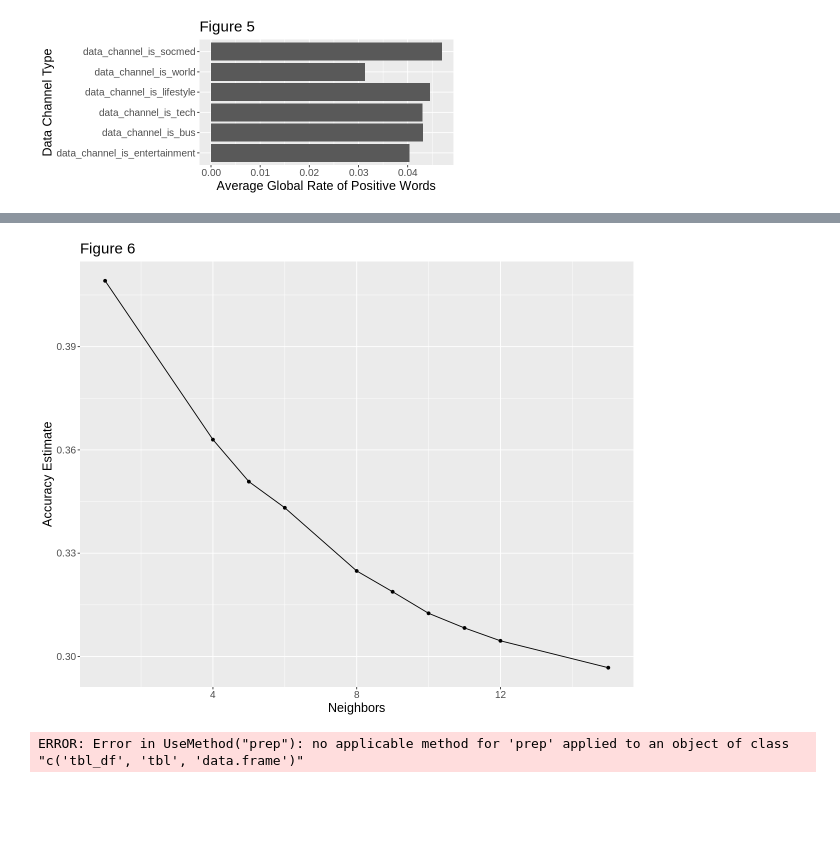
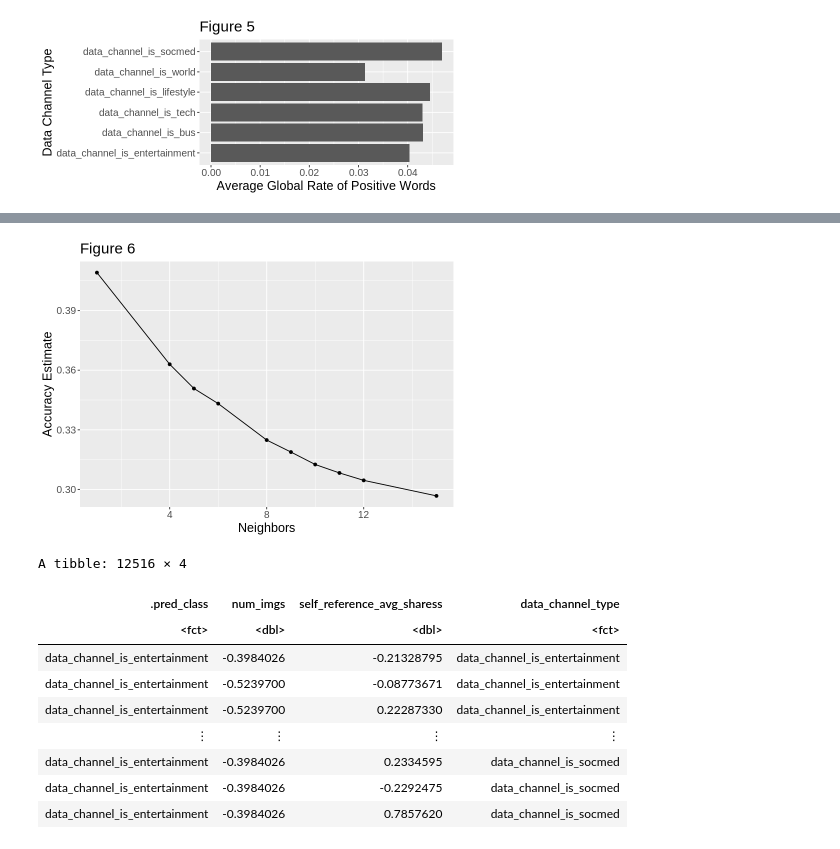
Before and after one commit to mahdiheydar/DSCI100Project, a Jupyter notebook: ProjectReport.ipynb, the cells around one changed output, grey strips where cells are left out. Cells and saved outputs as stored; diff of their text form; code cells hidden in the pictures; blank space fills up the shorter version.

Commit message:
updated graph

```diff
--- a/ProjectReport.ipynb
+++ b/ProjectReport.ipynb
@@ -216,21 +216,23 @@ knn_spec = nearest_neighbor(weight_func='rectangular', neighbors=tune()) %>%
 
 upsample_recipe <- recipe(data_channel_type ~ num_imgs + self_reference_avg_sharess, data = columns_interest) %>%
     step_upsample(data_channel_type, over_ratio = 1, skip = FALSE) %>%
-    prep() %>%
-    bake(columns_interest)
+    prep() # %>%
+#     bake(columns_interest)
 
+upsampled_columns_interest <- bake(upsample_recipe, columns_interest)
 
 # upsampled_news <- bake(upsample_recipe, columns_interest)
 #     upsampled_news %>%
 #     group_by(data_channel_type) %>%
 #     summarize(n = n())
 
-news_recipe <- recipe(data_channel_type ~ num_imgs + self_reference_avg_sharess, data = upsample_recipe) %>%
+news_recipe <- recipe(data_channel_type ~ num_imgs + self_reference_avg_sharess, data = upsampled_columns_interest) %>%
     step_scale(all_predictors()) %>%
-    step_center(all_predictors())
+    step_center(all_predictors()) %>%
+    prep()
 
 
-news_vfold = vfold_cv(upsample_recipe, v=5,strata=data_channel_type)
+news_vfold = vfold_cv(upsampled_columns_interest, v=5,strata=data_channel_type)
 
 knn_result <- workflow() %>%
     add_recipe(news_recipe) %>%
@@ -240,7 +242,7 @@ knn_result <- workflow() %>%
 
 accuracies <- knn_result %>%
     filter(.metric == "accuracy")
-options(repr.plot.width = 10, repr.plot.height=8)
+options(repr.plot.width = 7, repr.plot.height=5)
 accuracy_vs_k <- ggplot(accuracies, aes(x = neighbors, y = mean)) +
     geom_point() +
     geom_line() +
@@ -258,4 +255,4 @@ Call `lifecycle::last_warnings()` to see where this warning was generated.”
-[figure, old version]
+[figure, new version]
 # %%
 # ask about grid and k value
 # %%
@@ -267,16 +264,39 @@ knn_spec2 <- nearest_neighbor(weight_func='rectangular', neighbors=9) %>%
 knn_fit <- workflow() %>%
     add_recipe(news_recipe) %>%
     add_model(knn_spec2) %>%
-    fit(upsample_recipe)
+    fit(upsampled_columns_interest)
 testing_cols <- news_testing %>%
     select(data_channel_type,num_imgs, self_reference_avg_sharess) %>%
     na.omit()
-news_test_predictions <- predict(knn_fit, testing_cols) %>%
-    bind_cols(testing_cols)
 
-bake(news_test_predictions)
+#testing_cols
+
+standard_test_cols <- bake(news_recipe, testing_cols)
+
+upsample_recipe_test <- recipe(data_channel_type ~ num_imgs + self_reference_avg_sharess, data = standard_test_cols) %>%
+    step_upsample(data_channel_type, over_ratio = 1, skip = FALSE) %>%
+    prep()
+
+upsampled_test <- bake(upsample_recipe_test, standard_test_cols)
+
+#upsampled_test
+
+
+news_test_predictions <- predict(knn_fit, upsampled_test) %>%
+    bind_cols(upsampled_test)
+
+news_test_predictions
 # %% [output]
-ERROR: Error in UseMethod("prep"): no applicable method for 'prep' applied to an object of class "c('tbl_df', 'tbl', 'data.frame')"
+A tibble: 12516 × 4
+| .pred_class | num_imgs | self_reference_avg_sharess | data_channel_type |
+| <fct> | <dbl> | <dbl> | <fct> |
+| data_channel_is_entertainment | -0.3984026 | -0.21328795 | data_channel_is_entertainment |
+| data_channel_is_entertainment | -0.5239700 | -0.08773671 | data_channel_is_entertainment |
+| data_channel_is_entertainment | -0.5239700 | 0.22287330 | data_channel_is_entertainment |
+| ⋮ | ⋮ | ⋮ | ⋮ |
+| data_channel_is_entertainment | -0.3984026 | 0.2334595 | data_channel_is_socmed |
+| data_channel_is_entertainment | -0.3984026 | -0.2292475 | data_channel_is_socmed |
+| data_channel_is_entertainment | -0.3984026 | 0.7857620 | data_channel_is_socmed |
 # %%
 # getting accuracy
 
```
Also changed, not shown: parts of 3 cells of this notebook.
